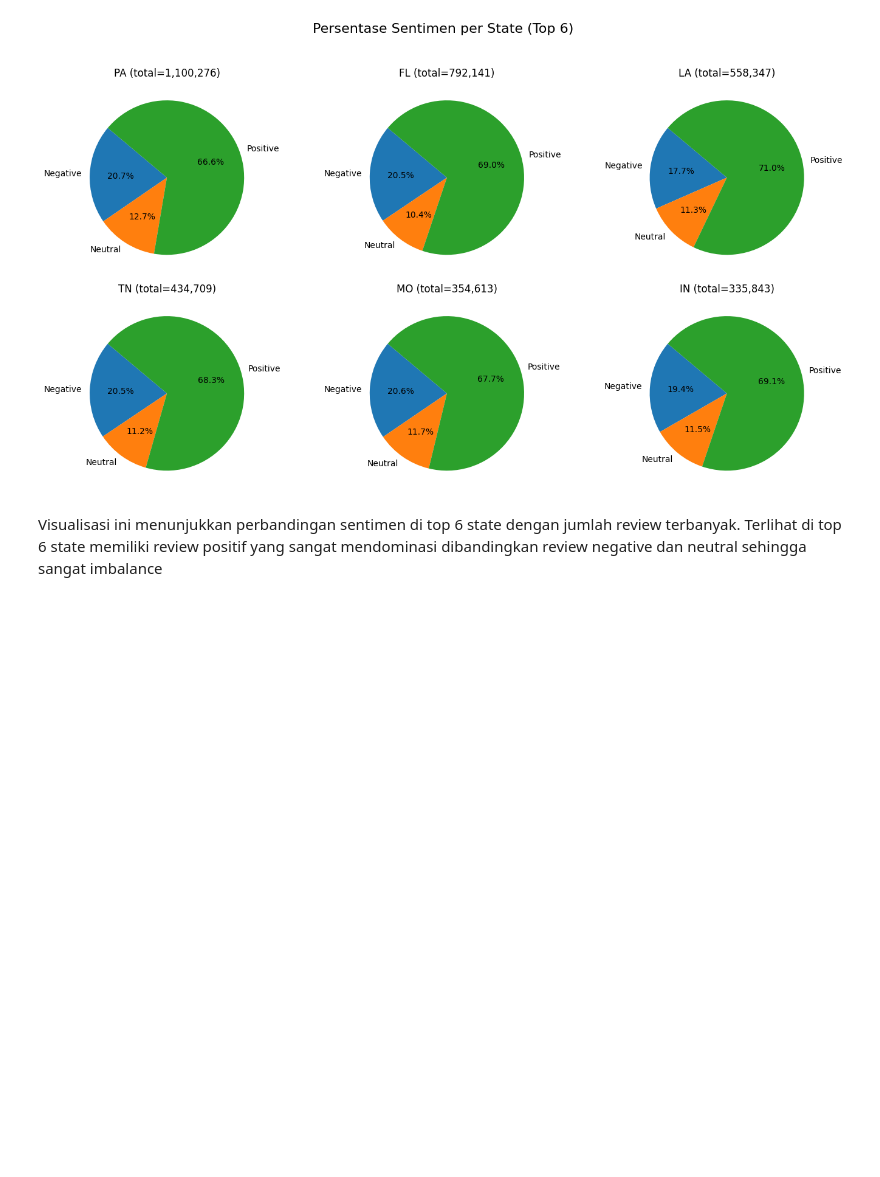
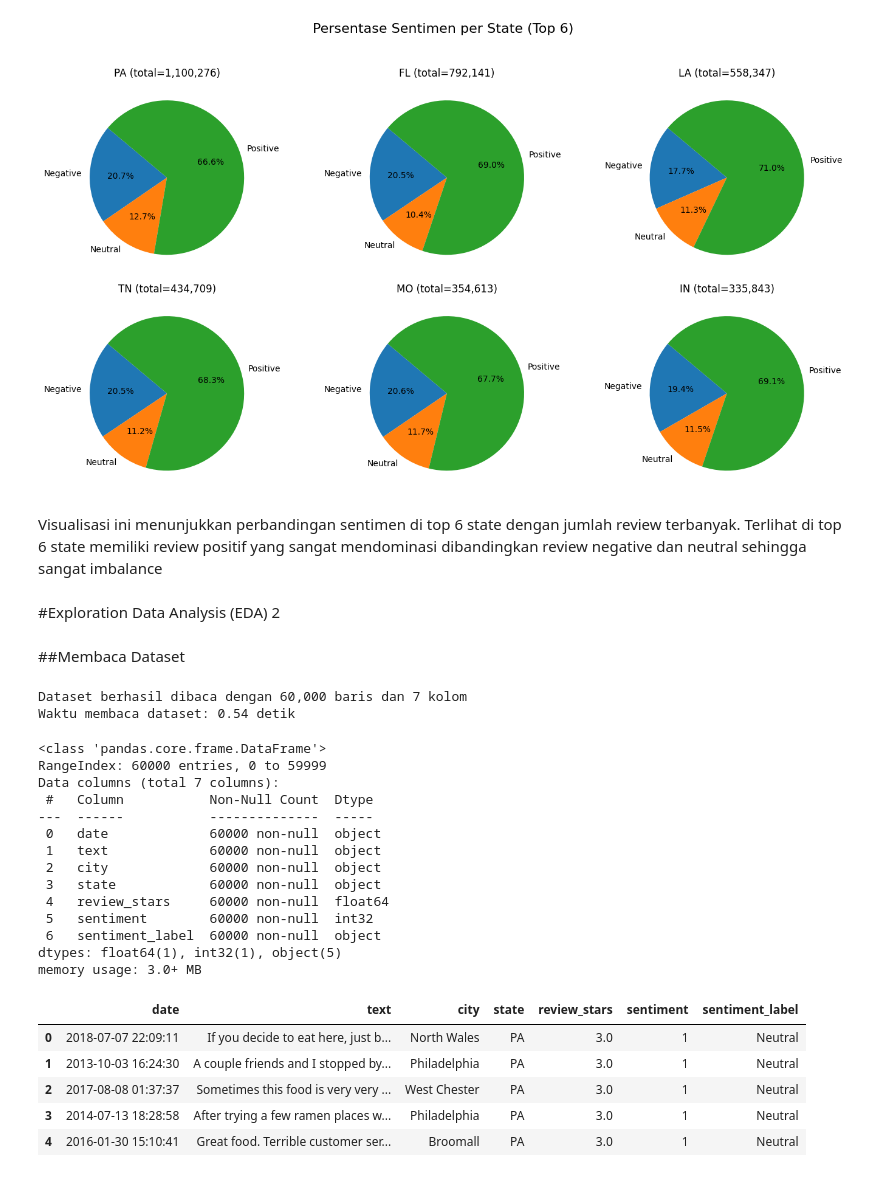
Before and after one commit to Jakij4ki/yelp-sentiment-analysis, a Jupyter notebook: EDA/Percobaan_EDA.ipynb, the cells around one changed output. Drawn from its saved outputs; the diff is of its cells as text; code cells hidden in the pictures; blank space fills up the shorter version.

```diff
--- a/EDA/Percobaan_EDA.ipynb
+++ b/EDA/Percobaan_EDA.ipynb
@@ -178,3 +185,42 @@ plt.show()
 [figure]
 # %% [markdown]
 Visualisasi ini menunjukkan perbandingan sentimen di top 6 state dengan jumlah review terbanyak. Terlihat di top 6 state memiliki review positif yang sangat mendominasi dibandingkan review negative dan neutral sehingga sangat imbalance
+# %% [markdown]
+#Exploration Data Analysis (EDA) 2
+# %% [markdown]
+##Membaca Dataset
+# %%
+start_time = time.time()
+file_path = r"D:\Intern Lab IS 2025\Data Transform\data transform 2.parquet"
+df2 = pd.read_parquet(file_path)
+end_time = time.time()
+
+print(f"Dataset berhasil dibaca dengan {len(df2):,} baris dan {len(df2.columns)} kolom")
+print(f"Waktu membaca dataset: {end_time - start_time:.2f} detik")
+# %% [output]
+Dataset berhasil dibaca dengan 60,000 baris dan 7 kolom
+Waktu membaca dataset: 0.54 detik
+# %%
+df2.info()
+df2.head()
+# %% [output]
+<class 'pandas.core.frame.DataFrame'>
+RangeIndex: 60000 entries, 0 to 59999
+Data columns (total 7 columns):
+ #   Column           Non-Null Count  Dtype
+---  ------           --------------  -----
+ 0   date             60000 non-null  object
+ 1   text             60000 non-null  object
+ 2   city             60000 non-null  object
+ 3   state            60000 non-null  object
+ 4   review_stars     60000 non-null  float64
+ 5   sentiment        60000 non-null  int32
+ 6   sentiment_label  60000 non-null  object
+dtypes: float64(1), int32(1), object(5)
+memory usage: 3.0+ MB
+|  | date | text | city | state | review_stars | sentiment | sentiment_label |
+| 0 | 2018-07-07 22:09:11 | If you decide to eat here, just b... | North Wales | PA | 3.0 | 1 | Neutral |
+| 1 | 2013-10-03 16:24:30 | A couple friends and I stopped by... | Philadelphia | PA | 3.0 | 1 | Neutral |
+| 2 | 2017-08-08 01:37:37 | Sometimes this food is very very ... | West Chester | PA | 3.0 | 1 | Neutral |
+| 3 | 2014-07-13 18:28:58 | After trying a few ramen places w... | Philadelphia | PA | 3.0 | 1 | Neutral |
+| 4 | 2016-01-30 15:10:41 | Great food. Terrible customer ser... | Broomall | PA | 3.0 | 1 | Neutral |
```
Also changed, not shown: parts of 5 cells of this notebook.
